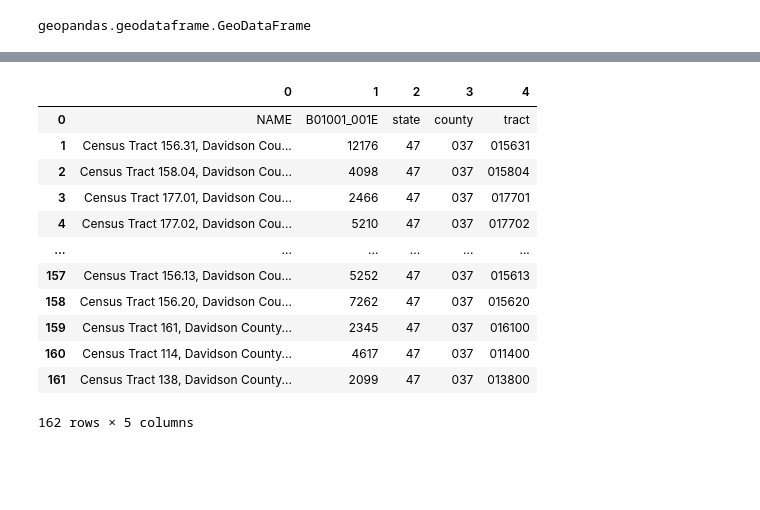
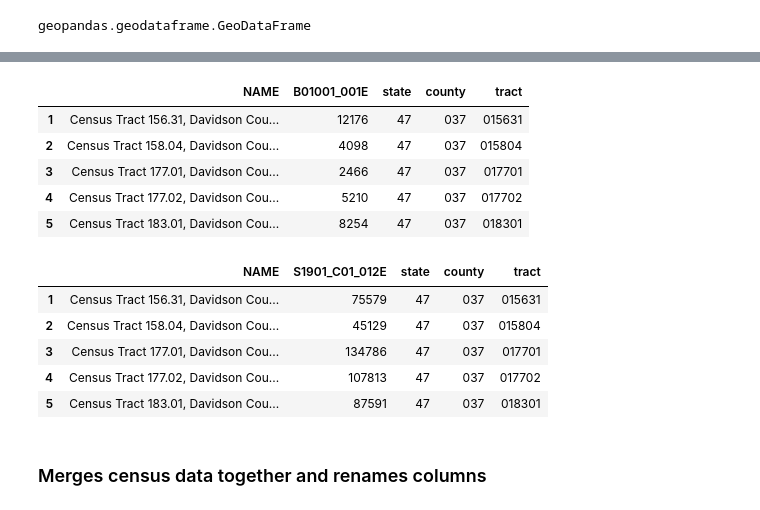
Before and after one commit to nss-data-science-cohort-5/geospatial_api-silver-sharks, a Jupyter notebook: Project2_Group_Conrad.ipynb, the cells around one changed output, grey strips where cells are left out. Saved outputs shown, nothing was run; the diff lists cells and outputs as text; code cells hidden in the pictures; blank space fills up the shorter version.

```diff
--- a/Project2_Group_Conrad.ipynb
+++ b/Project2_Group_Conrad.ipynb
@@ -167,13 +158,22 @@ with open('data/data_census.json') as fi:
 
 api_key = credentials['api_key']
 # %%
-endpoint = "https://api.census.gov/data/2019/acs/acs5"
-params = {
+endpoint_pop = "https://api.census.gov/data/2019/acs/acs5"
+params_pop = {
        'get' : 'NAME,B01001_001E',
        'for' : 'tract:*',
        'in'  : ['state:47', 'county:037'],
        'key' : api_key
 }
+
+endpoint_income = "https://api.census.gov/data/2019/acs/acs5/subject"
+params_income = {
+       'get' : 'NAME,S1901_C01_012E',
+       'for' : 'tract:*',
+       'in'  : ['state:47', 'county:037'],
+       'key' : api_key
+}
 # %%
-response = requests.get(endpoint, params=params)
-response.url
+response_pop = requests.get(endpoint_pop, params=params_pop)
+
+response_income = requests.get(endpoint_income, params=params_income)
@@ -182,18 +180,29 @@ response.url
 # %%
-res = response.json()
-res = pd.DataFrame(res)
-res
+res_pop = response_pop.json()
+population = pd.DataFrame(res_pop)
+#changes column names
+population.columns = population.iloc[0]
+population = population[1:]
+display(population.head())
+
+res_income = response_income.json()
+med_income = pd.DataFrame(res_income)
+#changes colum names
+med_income.columns = med_income.iloc[0]
+med_income = med_income[1:]
+display(med_income.head())
 # %% [output]
-|  | 0 | 1 | 2 | 3 | 4 |
-| 0 | NAME | B01001_001E | state | county | tract |
+|  | NAME | B01001_001E | state | county | tract |
 | 1 | Census Tract 156.31, Davidson Cou... | 12176 | 47 | 037 | 015631 |
 | 2 | Census Tract 158.04, Davidson Cou... | 4098 | 47 | 037 | 015804 |
 | 3 | Census Tract 177.01, Davidson Cou... | 2466 | 47 | 037 | 017701 |
 | 4 | Census Tract 177.02, Davidson Cou... | 5210 | 47 | 037 | 017702 |
-| ... | ... | ... | ... | ... | ... |
-| 157 | Census Tract 156.13, Davidson Cou... | 5252 | 47 | 037 | 015613 |
-| 158 | Census Tract 156.20, Davidson Cou... | 7262 | 47 | 037 | 015620 |
-| 159 | Census Tract 161, Davidson County... | 2345 | 47 | 037 | 016100 |
-| 160 | Census Tract 114, Davidson County... | 4617 | 47 | 037 | 011400 |
-| 161 | Census Tract 138, Davidson County... | 2099 | 47 | 037 | 013800 |
+| 5 | Census Tract 183.01, Davidson Cou... | 8254 | 47 | 037 | 018301 |
-162 rows × 5 columns
+|  | NAME | S1901_C01_012E | state | county | tract |
+| 1 | Census Tract 156.31, Davidson Cou... | 75579 | 47 | 037 | 015631 |
+| 2 | Census Tract 158.04, Davidson Cou... | 45129 | 47 | 037 | 015804 |
+| 3 | Census Tract 177.01, Davidson Cou... | 134786 | 47 | 037 | 017701 |
+| 4 | Census Tract 177.02, Davidson Cou... | 107813 | 47 | 037 | 017702 |
+| 5 | Census Tract 183.01, Davidson Cou... | 87591 | 47 | 037 | 018301 |
+# %% [markdown]
+### Merges census data together and renames columns
```
Also changed, not shown: parts of 24 cells of this notebook.
